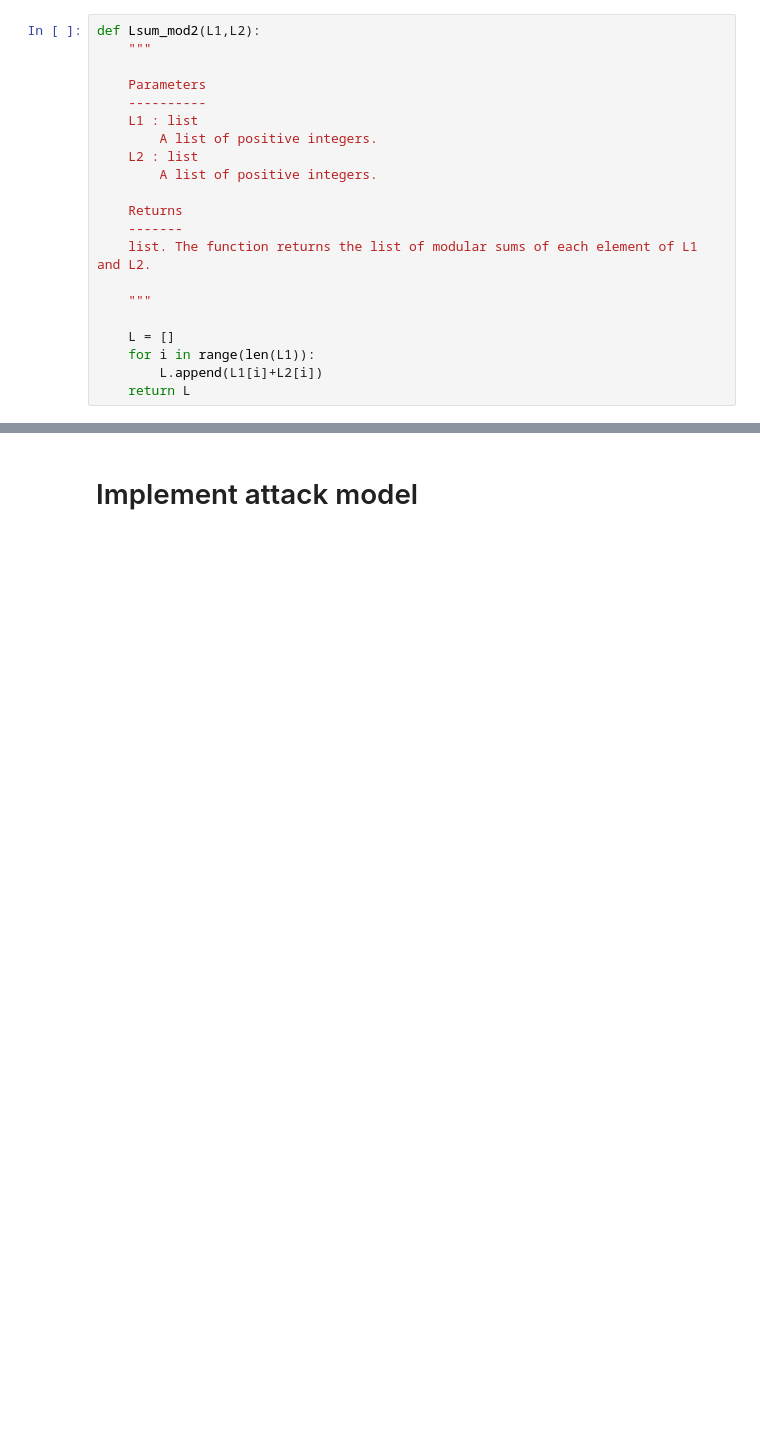
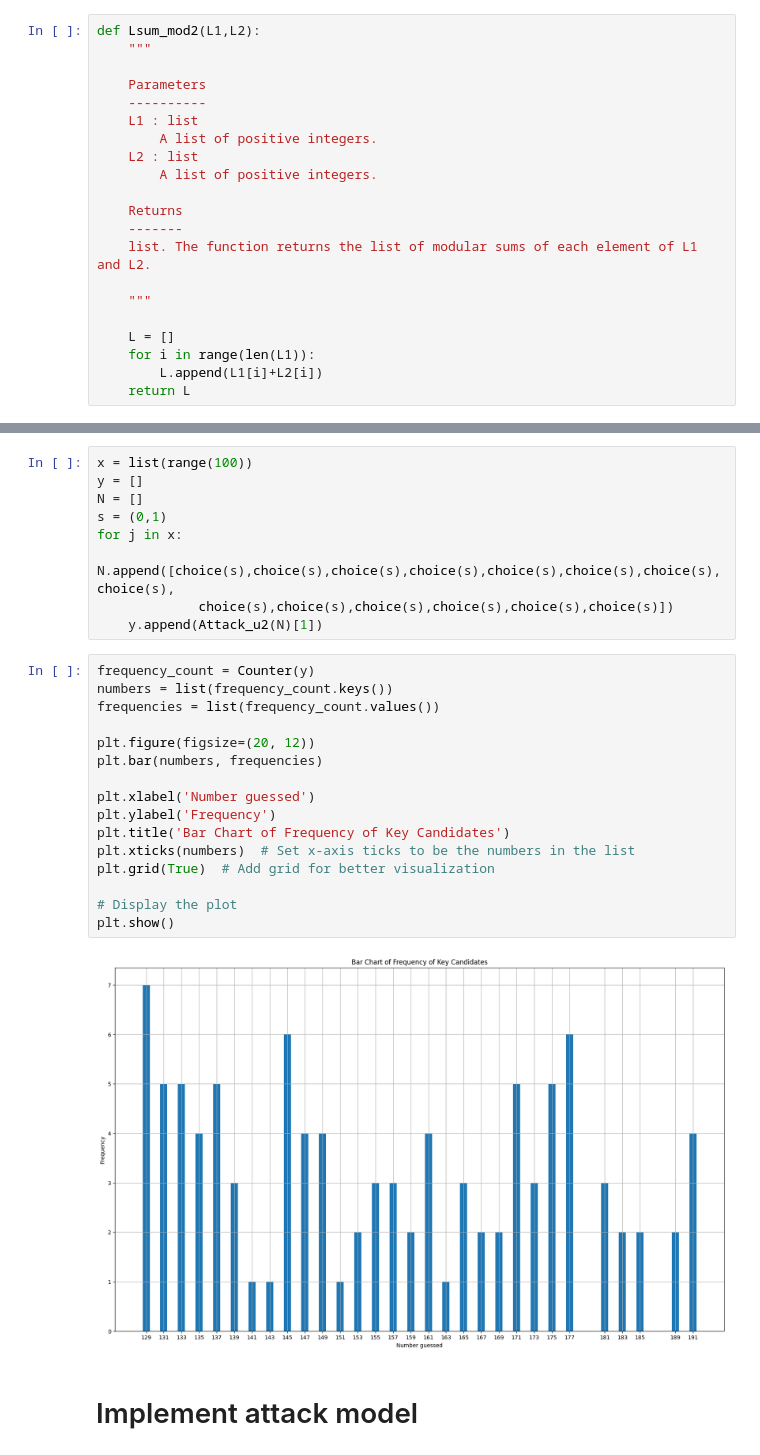
Before and after one commit to JJFigpad/RSA-Cryptosystem-Using-Markov-Chain-Model, a Jupyter notebook: Paper_algs.ipynb, the cells around one changed output, grey strips where cells are left out. Saved outputs shown, nothing was run; the diff lists cells and outputs as text; blank space fills up the shorter version.

```diff
--- a/Paper_algs.ipynb
+++ b/Paper_algs.ipynb
@@ -642,3 +669,30 @@ plt.show()
+# %%
+x = list(range(100))
+y = []
+N = []
+s = (0,1)
+for j in x:
+    N.append([choice(s),choice(s),choice(s),choice(s),choice(s),choice(s),choice(s),choice(s),
+             choice(s),choice(s),choice(s),choice(s),choice(s),choice(s)])
+    y.append(Attack_u2(N)[1])
+# %%
+frequency_count = Counter(y)
+numbers = list(frequency_count.keys())
+frequencies = list(frequency_count.values())
+
+plt.figure(figsize=(20, 12))
+plt.bar(numbers, frequencies)
+
+plt.xlabel('Number guessed')
+plt.ylabel('Frequency')
+plt.title('Bar Chart of Frequency of Key Candidates')
+plt.xticks(numbers)  # Set x-axis ticks to be the numbers in the list
+plt.grid(True)  # Add grid for better visualization
+
+# Display the plot
+plt.show()
+# %% [output]
+[figure, added]
 # %% [markdown]
 # Implement attack model
 # %%
```
Also changed, not shown: parts of 13 cells of this notebook.
